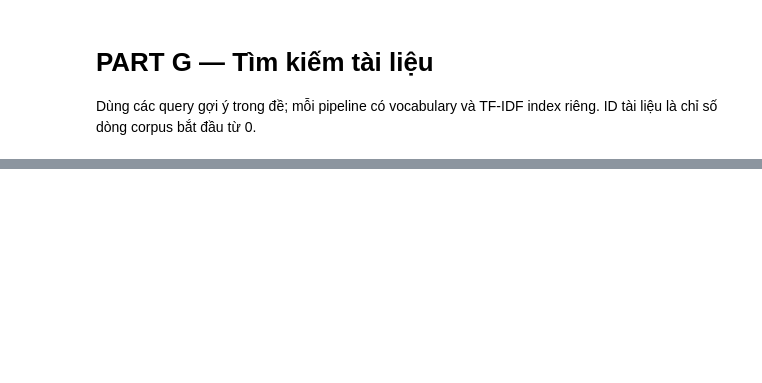
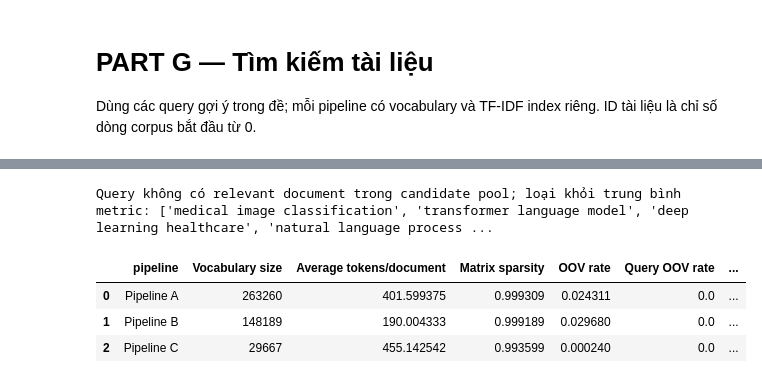
Before and after one commit to kienng221105/NLP_course, a Jupyter notebook: lab1/experiments.ipynb, the cells around one changed output, grey strips where cells are left out. Drawn from its saved outputs; the diff is of its cells as text; code cells hidden in the pictures; blank space fills up the shorter version.

```diff
--- a/lab1/experiments.ipynb
+++ b/lab1/experiments.ipynb
@@ -212,25 +464,66 @@ Tự thẩm định relevance của kết quả rồi điền các ID liên quan
 # %%
-evaluation_set = pd.read_csv('evaluation_set.csv').fillna('')
-if evaluation_set['relevant_document_ids'].str.strip().eq('').any():
-    raise ValueError('Hãy tự gán nhãn relevant_document_ids trong evaluation_set.csv trước khi tính metric.')
+from pathlib import Path
+import numpy as np
+import pandas as pd
+
+result_candidates = [Path('lab1/results.csv'), Path('results.csv')]
+results_path = next((path for path in result_candidates if path.is_file()), None)
+if results_path is None:
+    raise FileNotFoundError('Không tìm thấy results.csv trong lab1 hoặc working directory.')
+reviewed_results = pd.read_csv(results_path).fillna({'relevant': ''})
+raw_labels = reviewed_results['relevant'].astype(str).str.strip()
+if not raw_labels.isin(['', '0', '1', '0.0', '1.0']).all():
+    raise ValueError('Cột relevant chỉ nhận 1 (liên quan), 0 (không liên quan), hoặc để trống dòng trùng.')
+reviewed_results['relevant'] = pd.to_numeric(raw_labels.mask(raw_labels.eq(''), pd.NA), errors='coerce').astype('Int64')
+label_sets = reviewed_results.groupby(['query', 'document_id'])['relevant'].agg(lambda values: set(values.dropna().astype(int)))
+missing_labels = [key for key, values in label_sets.items() if not values]
+conflicting_labels = [key for key, values in label_sets.items() if len(values) > 1]
+if missing_labels:
+    raise ValueError(f"Chưa gán nhãn cho {len(missing_labels)} cặp query/document trong candidate pool.")
+if conflicting_labels:
+    raise ValueError('Các dòng trùng query/document phải có nhãn relevance nhất quán giữa các pipeline.')
+label_map = {key: next(iter(values)) for key, values in label_sets.items()}
+reviewed_results['relevant'] = [label_map[(query, int(document_id))] for query, document_id in zip(reviewed_results['query'], reviewed_results['document_id'])]
+judgments = reviewed_results[['query', 'document_id', 'relevant']].drop_duplicates()
+relevant_by_query = {
+    query: set(group.loc[group['relevant'] == 1, 'document_id'].astype(int))
+    for query, group in judgments.groupby('query')
+}
+all_queries = reviewed_results['query'].drop_duplicates().tolist()
+excluded_queries = [query for query in all_queries if not relevant_by_query.get(query)]
+print('Query không có relevant document trong candidate pool; loại khỏi trung bình metric:', excluded_queries)
 
 metric_rows = []
-for pipeline_name in results['pipeline'].unique():
-    reciprocal_ranks, precisions, recalls = [], [], []
-    for _, qrel in evaluation_set.iterrows():
-        relevant_ids = {int(value) for value in str(qrel['relevant_document_ids']).split(';') if value.strip()}
-        if not relevant_ids or any(doc_id < 0 or doc_id >= len(df1) for doc_id in relevant_ids):
-            raise ValueError(f"ID tài liệu relevance không hợp lệ cho query: {qrel['query']}")
-        retrieved = results[(results['pipeline'] == pipeline_name) & (results['query'] == qrel['query'])].sort_values('rank')
-        hits = retrieved['document_id'].isin(relevant_ids).tolist()
+for pipeline_name, group in reviewed_results.groupby('pipeline'):
+    precisions, recalls, reciprocal_ranks = [], [], []
+    for query in all_queries:
+        relevant_ids = relevant_by_query.get(query, set())
+        if not relevant_ids:
+            continue
+        ranked_ids = group[group['query'] == query].sort_values('rank')['document_id'].astype(int).tolist()
+        hits = [document_id in relevant_ids for document_id in ranked_ids[:5]]
         precisions.append(sum(hits) / 5)
         recalls.append(sum(hits) / len(relevant_ids))
-        first_hit_rank = next((rank for rank, is_relevant in enumerate(hits, start=1) if is_relevant), None)
+        first_hit_rank = next((rank for rank, hit in enumerate(hits, start=1) if hit), None)
         reciprocal_ranks.append(1 / first_hit_rank if first_hit_rank else 0)
-    metric_rows.append({'pipeline': pipeline_name, 'Precision@5': sum(precisions) / len(precisions), 'Recall@5': sum(recalls) / len(recalls), 'MRR': sum(reciprocal_ranks) / len(reciprocal_ranks)})
+    metric_rows.append({
+        'pipeline': pipeline_name,
+        'Precision@5': np.mean(precisions) if precisions else np.nan,
+        'Recall@5': np.mean(recalls) if recalls else np.nan,
+        'MRR': np.mean(reciprocal_ranks) if reciprocal_ranks else np.nan
+    })
 
-evaluation_metrics = pd.DataFrame(metric_rows)
-metrics = metrics.merge(evaluation_metrics, left_on='Pipeline', right_on='pipeline').drop(columns='pipeline')
-evaluation_metrics.to_csv('evaluation_metrics.csv', index=False)
+evaluation_metrics = pd.DataFrame(metric_rows, columns=['pipeline', 'Precision@5', 'Recall@5', 'MRR'])
+preprocessing_columns = ['Vocabulary size', 'Average tokens/document', 'Matrix sparsity', 'OOV rate', 'Query OOV rate']
+preprocessing_metrics = reviewed_results.groupby('pipeline', as_index=False)[preprocessing_columns].first()
+metrics = preprocessing_metrics.merge(evaluation_metrics, on='pipeline')
+reviewed_results = reviewed_results.merge(evaluation_metrics, on='pipeline', how='left')
+reviewed_results.to_csv(results_path, index=False)
 metrics
+# %% [output]
+Query không có relevant document trong candidate pool; loại khỏi trung bình metric: ['medical image classification', 'transformer language model', 'deep learning healthcare', 'natural language process ...
+|  | pipeline | Vocabulary size | Average tokens/document | Matrix sparsity | OOV rate | Query OOV rate | ... |
+| 0 | Pipeline A | 263260 | 401.599375 | 0.999309 | 0.024311 | 0.0 | ... |
+| 1 | Pipeline B | 148189 | 190.004333 | 0.999189 | 0.029680 | 0.0 | ... |
+| 2 | Pipeline C | 29667 | 455.142542 | 0.993599 | 0.000240 | 0.0 | ... |
 # %% [markdown]
```
Also changed, not shown: parts of 26 cells of this notebook, 7 other files.
